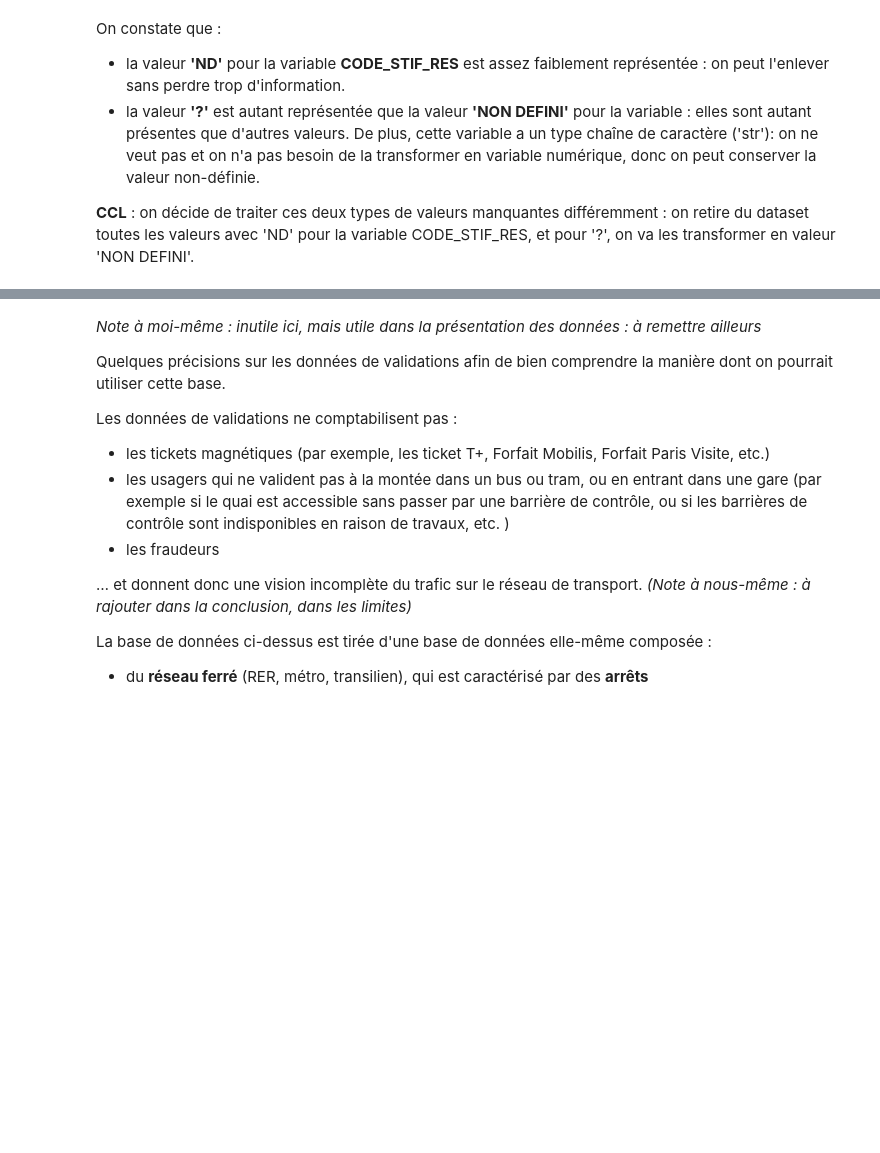
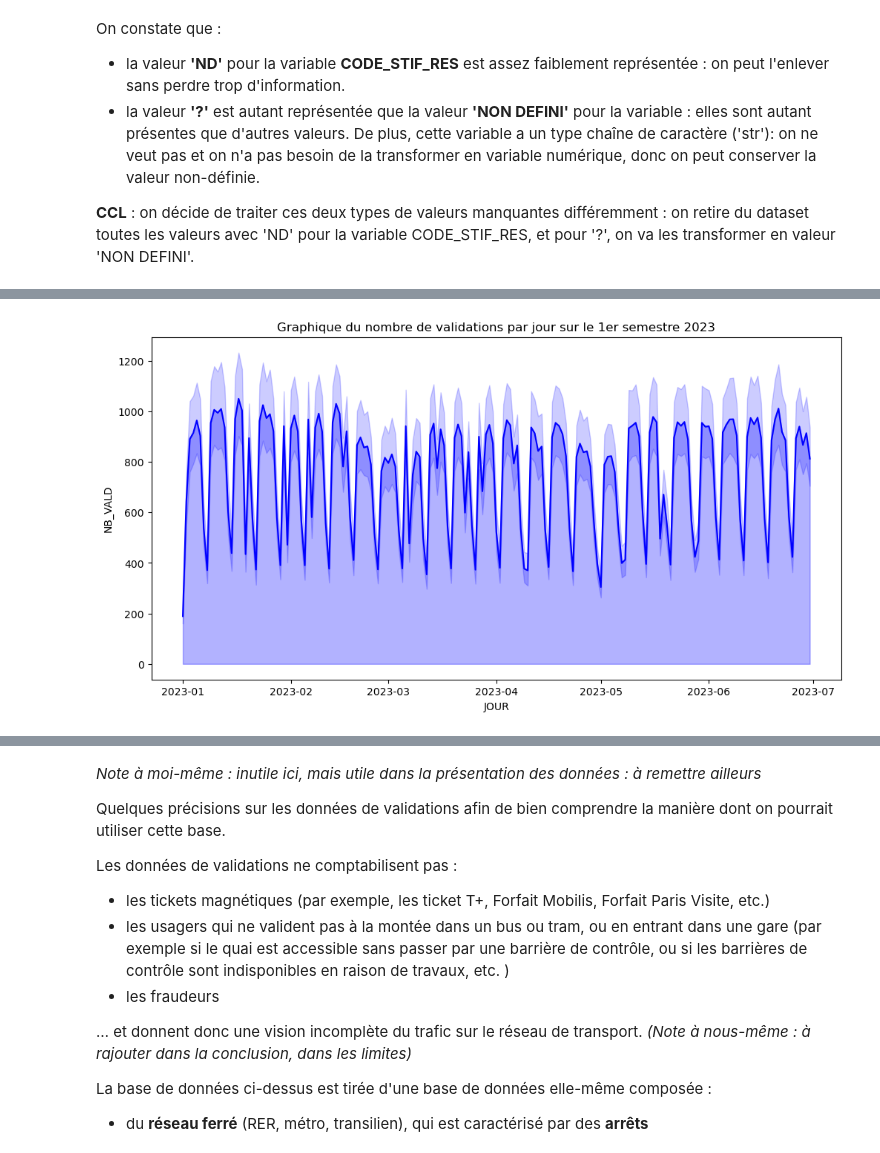
Before and after one commit to jlechat/Frequentation-des-stations-de-TC-en-Ile-de-France, a Jupyter notebook: 2- Statistiques descriptives/Stat_desc_2023.ipynb, the cells around one changed output, grey strips where cells are left out. Cells and saved outputs as stored; diff of their text form; code cells hidden in the pictures; blank space fills up the shorter version.

Commit message:
Stat Des et premiers graphiques

```diff
--- a/2- Statistiques descriptives/Stat_desc_2023.ipynb
+++ b/2- Statistiques descriptives/Stat_desc_2023.ipynb
@@ -200,7 +189,7 @@ On constate que :
 # transformation des variables en excluant / transformant les valeurs prises (tr pour transformé)
 
 # CODE_STIF_RES
-validations_23_tr1 = validations_23[validations_23['CODE_STIF_RES'] != 'ND']
+validations_23_tr = validations_23[validations_23['CODE_STIF_RES'] != 'ND']
 
 # CATEGORIE_TITRE
-validations_23_tr = df.loc[condition, 'Colonne1'] = nouvelle_valeur
+validations_23_tr.loc[validations_23_tr['CATEGORIE_TITRE'] == '?', 'CATEGORIE_TITRE'] = 'NON DEFINI'
@@ -219,8 +248,15 @@ validations_23_tr = df.loc[condition, 'Colonne1'] = nouvelle_valeur
 # %%
 # transformation du type de certaines variables pour pouvoir les manipuler plus facilement
 
-#validations_23['CODE_STIF_RES'] = validations_23['CODE_STIF_RES'].astype(int)
-#validations_23['CODE_STIF_ARRET'] = validations_23['CODE_STIF_ARRET'].astype(int)
-#validations_23['LIBELLE_ARRET'] = validations_23['LIBELLE_ARRET'].astype(str)
+validations_23_tr['JOUR'] = pd.to_datetime(validations_23_tr['JOUR'], format='%Y-%m-%d')
+validations_23_tr['CODE_STIF_RES'] = validations_23_tr['CODE_STIF_RES'].astype(int)
+validations_23_tr['CODE_STIF_ARRET'] = validations_23_tr['CODE_STIF_ARRET'].astype(int)
+validations_23_tr['LIBELLE_ARRET'] = validations_23_tr['LIBELLE_ARRET'].astype(str)
 
-# erreur : dnas la colonne code_stif_res : une valeur est ND à un moment : Python ne peut pas la transformer en type integer
+# Python me renvoie un warning : setting with copy ! problème du  chain indexing > peut avoir des résultats aléatoires
+# je tente de passer par une autre méthode : .iloc
+
+#validations_23_tr.iloc[:, 2] = validations_23_tr.iloc[:, 2].astype(int)
+#validations_23_tr.iloc[:, 3] = validations_23_tr.iloc[:, 3].astype(int)
+#validations_23_tr.iloc[:, 6] = validations_23_tr.iloc[:, 6].astype(str)
+# mais cette méthode là n'a pas l'air de fonctionner : le type reste le même, après exécution
@@ -226,0 +296,5 @@ validations_23_tr = df.loc[condition, 'Colonne1'] = nouvelle_valeur
+# %%
+# création de deux nouvelles colonnes à partir de la colonne de la date, correspondant respectivement au mois et à l'année considérée
+
+validations_23_tr['Mois'] = validations_23_tr['JOUR'].dt.month
+validations_23_tr['Année'] = validations_23_tr['JOUR'].dt.year
@@ -226,0 +393,7 @@ validations_23_tr = df.loc[condition, 'Colonne1'] = nouvelle_valeur
+# %%
+# extraction d'un sous dataset correspondant au réseau RER
+
+RER_l = [801, 802, 803, 804, 805]
+
+validations_23_RER = validations_23_tr[validations_23_tr['CODE_STIF_RES'].isin(RER_l)]
+validations_23_RER['CODE_STIF_RES'].value_counts()
@@ -230,0 +430,14 @@ validations_23_tr = df.loc[condition, 'Colonne1'] = nouvelle_valeur
+# %%
+# évolution du nombre de validations par jours sur le premier semestre
+
+plt.figure(figsize=(12, 6))
+ax = sns.lineplot(x='JOUR', y='NB_VALD', data=validations_23_RER, color = "blue")
+l1 = ax.lines[0]
+x1 = l1.get_xydata()[:, 0]
+y1 = l1.get_xydata()[:, 1]
+ax.fill_between(x1, y1, color="blue", alpha=0.3)
+
+plt.title('Graphique du nombre de validations par jour sur le 1er semestre 2023')
+plt.show()
+# %% [output]
+[figure, added]
```
Also changed, not shown: parts of 33 cells of this notebook.
